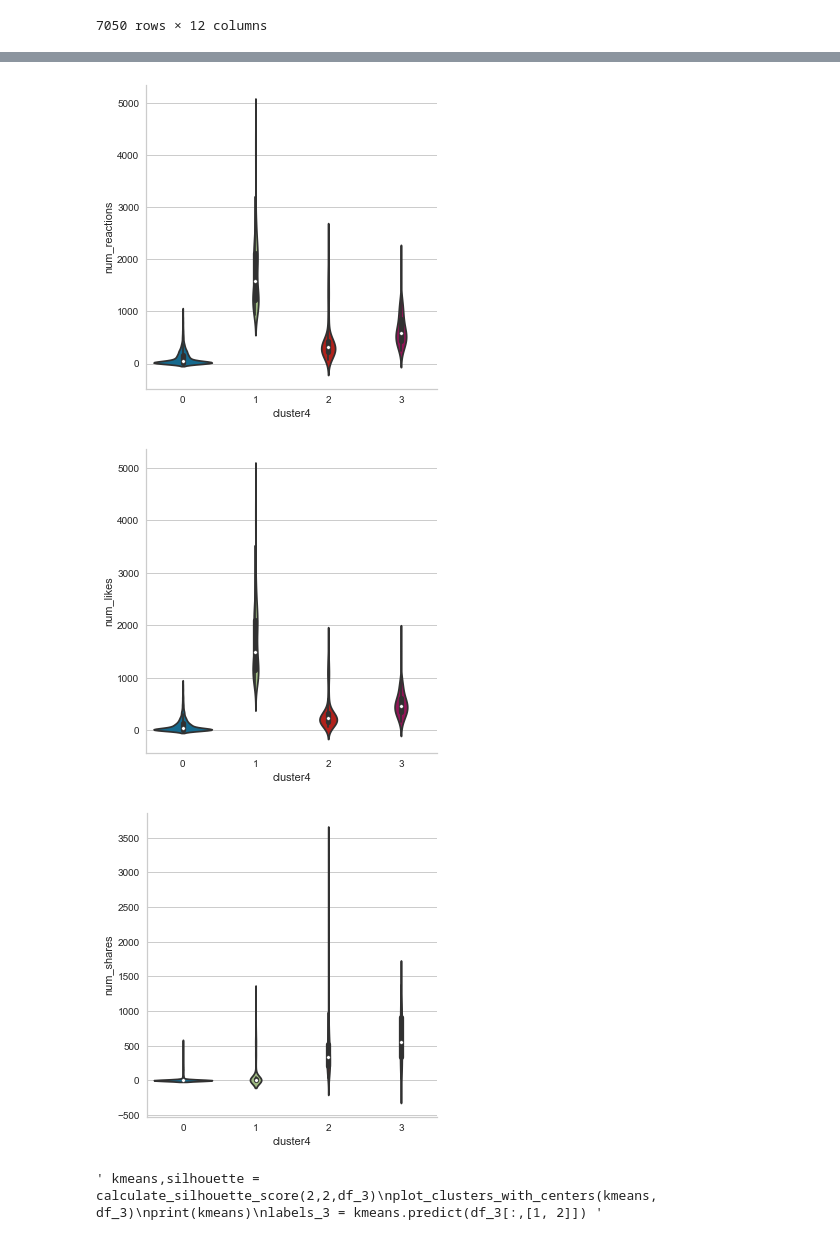
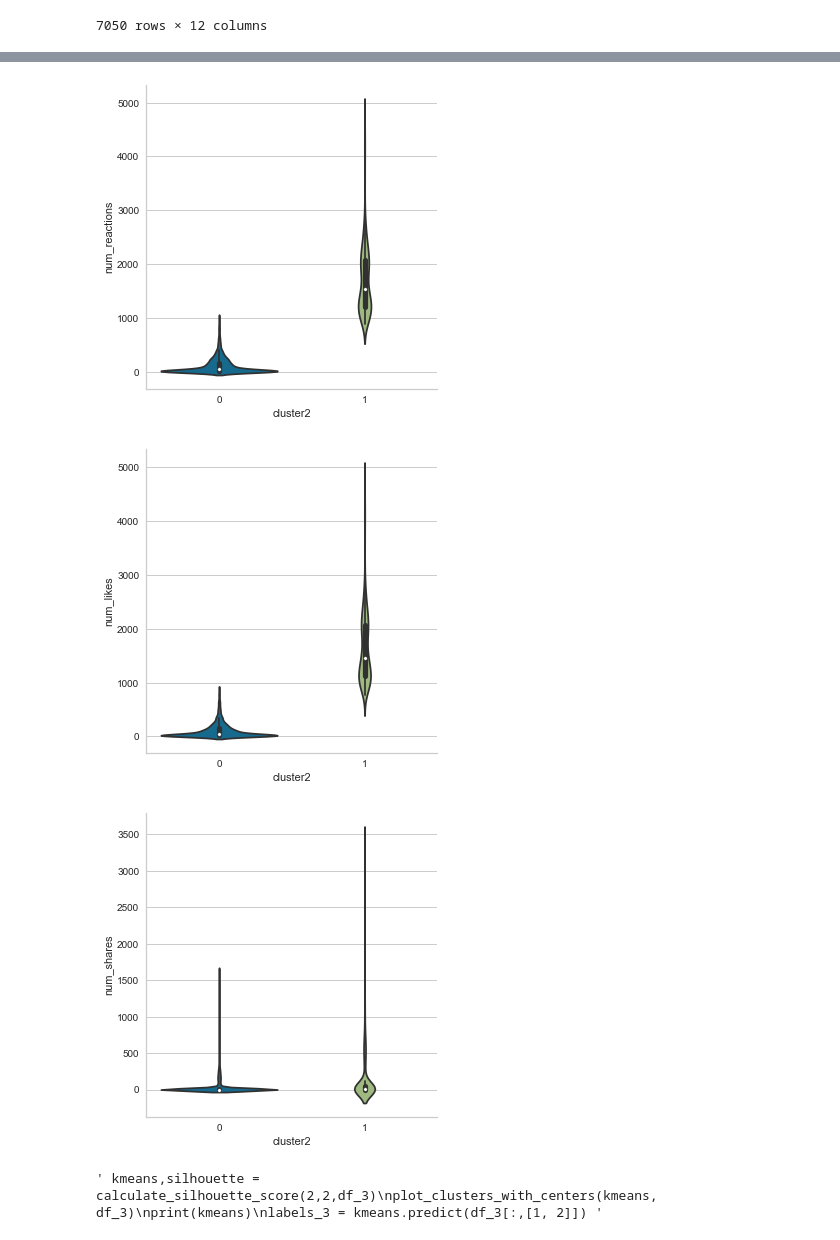
Before and after one commit to wuesten/Portfolio_1_MMS, a Jupyter notebook: portfolio_exam.ipynb, the cells around one changed output, grey strips where cells are left out. Cells and saved outputs as stored; diff of their text form; code cells hidden in the pictures.

```diff
--- a/portfolio_exam.ipynb
+++ b/portfolio_exam.ipynb
@@ -252,6 +321,6 @@ experiments on 𝐶 (k-means clusterings for 𝑘 “2, 3, . . . , 10, silhouett
 of clustered data and centroids). How does that compare to the previous experiments?
 # %%
 scaler = MinMaxScaler()
-scaler.fit(df_b)
-df_b[df_b.columns] = scaler.fit_transform(df_b[df_b.columns])
-df_b
+df_c = df_b
+scaler.fit(df_c)
+df_c[df_c.columns] = scaler.fit_transform(df_c[df_c.columns])
@@ -291,3 +385,5 @@ plot_clusters_with_centers(kmeans, df_b)
+# %%
+df_c = df_c.drop(columns="cluster3")
 # %% [markdown]
 3.4 (10 points) Use the variance threshold method for feature selection on the scaled data to restrict
 the features further. Set the variance threshold to 0.005. Which features does the resulting
@@ -303,10 +399,13 @@ df_b.head()
 | 4 | 0.045223 | 0.000000 | 0.000000 | 0.043312 | 0.013699 | 0.000000 | 0.000000 |
 # %%
 selector = VarianceThreshold(threshold=0.005)
-df_d  = selector.fit_transform(df_b)
+df_d = df_c
+df_d  = selector.fit_transform(df_d)
 print(selector.get_support())
 df_d = pd.DataFrame(df_d,columns=["num_reactions", "num_likes"])
 df_d
 # calculate variance
+print("The variance of the feature num_reactions is: " + str(df_c.loc[:,"num_reactions"].var()))
+print("The variance of the feature num_likes is: " + str(df_c.loc[:,"num_likes"].var()))
 # %% [output]
 [ True False False  True False False False]
@@ -362,10 +494,10 @@ df
 | 7049 | 7050 | photo | 9/10/2016 10:30 | 17 | 0 | 0 | 17 | ... |
 7050 rows × 12 columns
 # %%
-kmeans,silhouette = calculate_silhouette_score(4,4,df_unscaled)
-plot_clusters_with_centers(kmeans, df_unscaled)
-labels_4 = kmeans.predict(df_unscaled)
-df_unscaled['cluster4'] = labels_4
-df_unscaled[["num_reactions","num_likes", "num_shares", "cluster4"]]
-df_unscaled.groupby('cluster4').aggregate(['min', 'mean', 'max'])
+kmeans,silhouette = calculate_silhouette_score(2,2,df_d)
+#plot_clusters_with_centers(kmeans, df_unscaled, 0, 3, '3.6','3.6')
+labels_4 = kmeans.predict(df_d)
+df_unscaled['cluster2'] = labels_4
+df_unscaled[["num_reactions","num_likes", "num_shares", "cluster2"]]
+df_unscaled.groupby('cluster2').aggregate(['min', 'mean', 'max'])
 # %% [output]
@@ -381,14 +511,17 @@ df_unscaled.groupby('cluster4').aggregate(['min', 'mean', 'max'])
 # %%
-sns.catplot(x='cluster4', y='num_reactions',
+sns.catplot(x='cluster2', y='num_reactions',
                 data=df_unscaled, kind="violin");
-sns.catplot(x='cluster4', y='num_likes',
+plt.savefig('num_reactions.jpg')
+sns.catplot(x='cluster2', y='num_likes',
                 data=df_unscaled, kind="violin");
-sns.catplot(x='cluster4', y='num_shares',
+plt.savefig('num_likes.jpg')
+sns.catplot(x='cluster2', y='num_shares',
                 data=df_unscaled, kind="violin");
+plt.savefig('num_shares.jpg')
 # %% [output]
-[figure, old version]
+[figure, new version]
-[figure, old version]
+[figure, new version]
-[figure, old version]
+[figure, new version]
 # %%
 """ kmeans,silhouette = calculate_silhouette_score(2,2,df_3)
 plot_clusters_with_centers(kmeans, df_3)
```
Also changed, not shown: parts of 35 cells of this notebook, 14 other files.
